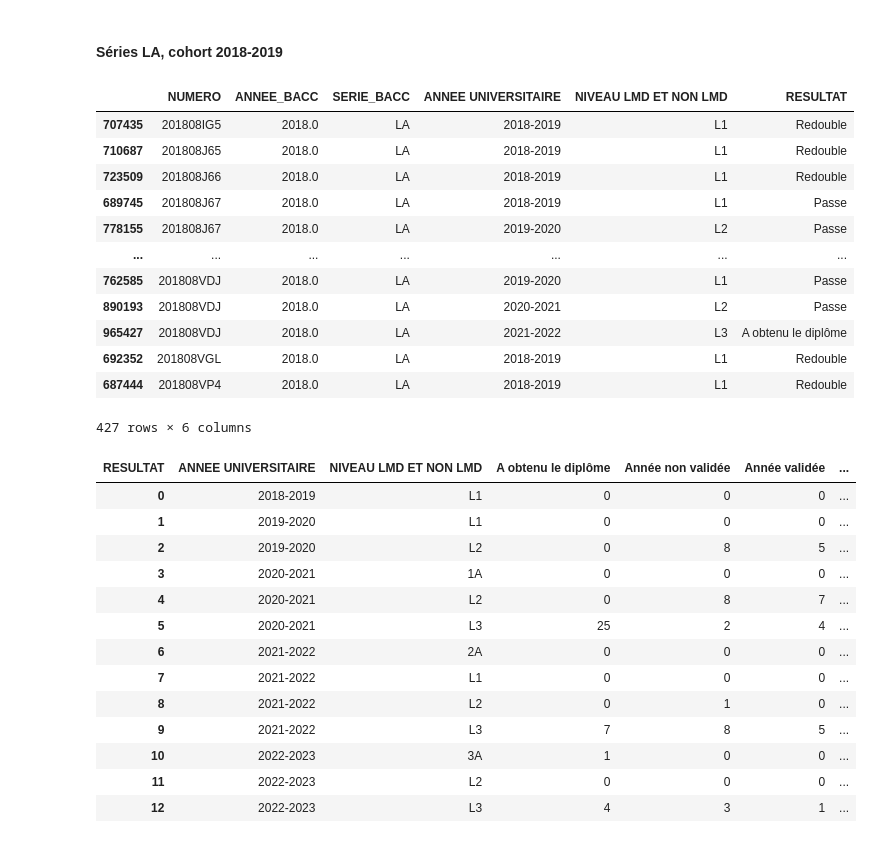
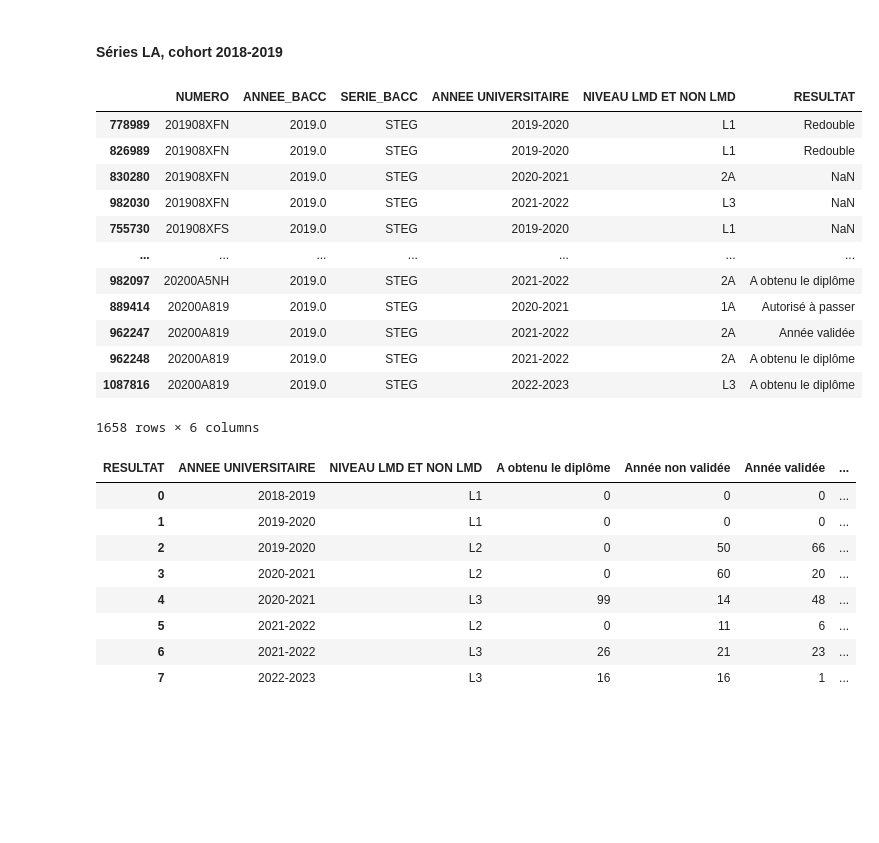
Before and after one commit to Abdouroihim-Attoumane/nootebook_memoire, a Jupyter notebook: etude_ucad.ipynb, the cells around one changed output. Cells and saved outputs as stored; diff of their text form; code cells hidden in the pictures; blank space fills up the shorter version.

```diff
--- a/etude_ucad.ipynb
+++ b/etude_ucad.ipynb
@@ -406,23 +406,23 @@ def suivre_etudiants(df, annee_univ_depart, serie_bac, annee_bac):
 # %% [markdown]
 #### Séries LA, cohort 2018-2019
 # %%
-suivre_etudiants(df_filtre, '2018-2019', 'LA', 2018)
+suivre_etudiants(df_filtre, '2020-2021', 'STEG', 2019)
 
 # Afficher les 20 premières lignes du résultat
 # %% [output]
 |  | NUMERO | ANNEE_BACC | SERIE_BACC | ANNEE UNIVERSITAIRE | NIVEAU LMD ET NON LMD | RESULTAT |
-| 707435 | 201808IG5 | 2018.0 | LA | 2018-2019 | L1 | Redouble |
-| 710687 | 201808J65 | 2018.0 | LA | 2018-2019 | L1 | Redouble |
-| 723509 | 201808J66 | 2018.0 | LA | 2018-2019 | L1 | Redouble |
-| 689745 | 201808J67 | 2018.0 | LA | 2018-2019 | L1 | Passe |
-| 778155 | 201808J67 | 2018.0 | LA | 2019-2020 | L2 | Passe |
+| 778989 | 201908XFN | 2019.0 | STEG | 2019-2020 | L1 | Redouble |
+| 826989 | 201908XFN | 2019.0 | STEG | 2019-2020 | L1 | Redouble |
+| 830280 | 201908XFN | 2019.0 | STEG | 2020-2021 | 2A | NaN |
+| 982030 | 201908XFN | 2019.0 | STEG | 2021-2022 | L3 | NaN |
+| 755730 | 201908XFS | 2019.0 | STEG | 2019-2020 | L1 | NaN |
 | ... | ... | ... | ... | ... | ... | ... |
-| 762585 | 201808VDJ | 2018.0 | LA | 2019-2020 | L1 | Passe |
-| 890193 | 201808VDJ | 2018.0 | LA | 2020-2021 | L2 | Passe |
-| 965427 | 201808VDJ | 2018.0 | LA | 2021-2022 | L3 | A obtenu le diplôme |
-| 692352 | 201808VGL | 2018.0 | LA | 2018-2019 | L1 | Redouble |
-| 687444 | 201808VP4 | 2018.0 | LA | 2018-2019 | L1 | Redouble |
+| 982097 | 20200A5NH | 2019.0 | STEG | 2021-2022 | 2A | A obtenu le diplôme |
+| 889414 | 20200A819 | 2019.0 | STEG | 2020-2021 | 1A | Autorisé à passer |
+| 962247 | 20200A819 | 2019.0 | STEG | 2021-2022 | 2A | Année validée |
+| 962248 | 20200A819 | 2019.0 | STEG | 2021-2022 | 2A | A obtenu le diplôme |
+| 1087816 | 20200A819 | 2019.0 | STEG | 2022-2023 | L3 | A obtenu le diplôme |
-427 rows × 6 columns
+1658 rows × 6 columns
 # %%
 def analyser_evolution(df, annee_univ_depart, serie_bac, annee_bac):
     suivi = suivre_etudiants(df, annee_univ_depart, serie_bac, annee_bac)
@@ -442,19 +442,14 @@ def analyser_evolution(df, annee_univ_depart, serie_bac, annee_bac):
 
     return resultats
 # %%
-analyser_evolution(df_filtre, '2018-2019', 'LA', 2018)
+analyser_evolution(df_filtre, '2018-2019', 'LAR', 2018)
 # %% [output]
 | RESULTAT | ANNEE UNIVERSITAIRE | NIVEAU LMD ET NON LMD | A obtenu le diplôme | Année non validée | Année validée | ... |
 | 0 | 2018-2019 | L1 | 0 | 0 | 0 | ... |
 | 1 | 2019-2020 | L1 | 0 | 0 | 0 | ... |
-| 2 | 2019-2020 | L2 | 0 | 8 | 5 | ... |
-| 3 | 2020-2021 | 1A | 0 | 0 | 0 | ... |
-| 4 | 2020-2021 | L2 | 0 | 8 | 7 | ... |
-| 5 | 2020-2021 | L3 | 25 | 2 | 4 | ... |
-| 6 | 2021-2022 | 2A | 0 | 0 | 0 | ... |
-| 7 | 2021-2022 | L1 | 0 | 0 | 0 | ... |
-| 8 | 2021-2022 | L2 | 0 | 1 | 0 | ... |
-| 9 | 2021-2022 | L3 | 7 | 8 | 5 | ... |
-| 10 | 2022-2023 | 3A | 1 | 0 | 0 | ... |
-| 11 | 2022-2023 | L2 | 0 | 0 | 0 | ... |
-| 12 | 2022-2023 | L3 | 4 | 3 | 1 | ... |
+| 2 | 2019-2020 | L2 | 0 | 50 | 66 | ... |
+| 3 | 2020-2021 | L2 | 0 | 60 | 20 | ... |
+| 4 | 2020-2021 | L3 | 99 | 14 | 48 | ... |
+| 5 | 2021-2022 | L2 | 0 | 11 | 6 | ... |
+| 6 | 2021-2022 | L3 | 26 | 21 | 23 | ... |
+| 7 | 2022-2023 | L3 | 16 | 16 | 1 | ... |
```
Also changed, not shown: parts of 8 cells of this notebook, 1 other file.
